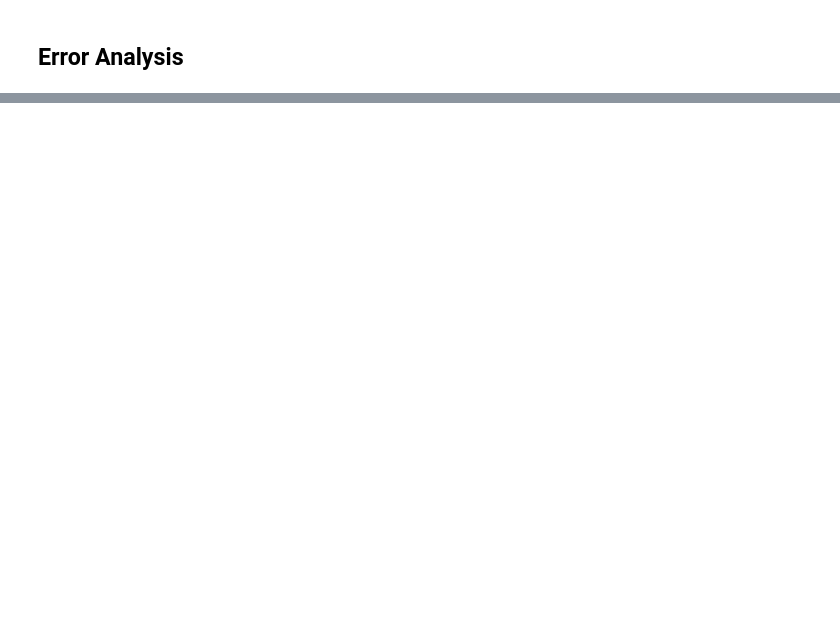
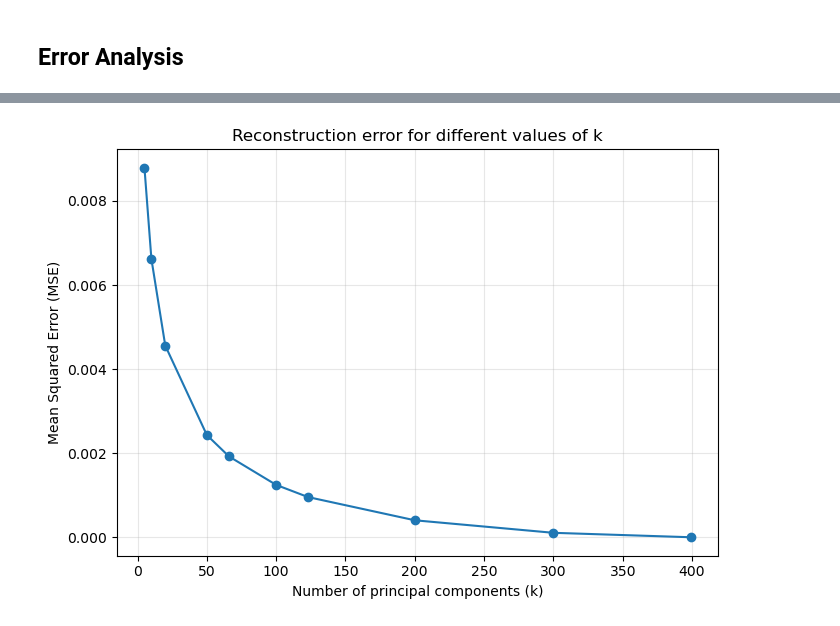
Before and after one commit to johannegg/IT3212, a Jupyter notebook: Assignment2/PCA.ipynb, the cells around one changed output, grey strips where cells are left out. Saved outputs shown, nothing was run; the diff lists cells and outputs as text; code cells hidden in the pictures; blank space fills up the shorter version.

```diff
--- a/Assignment2/PCA.ipynb
+++ b/Assignment2/PCA.ipynb
@@ -117,2 +225,24 @@ plt.show()
 # %% [markdown]
 ## Error Analysis
+# %%
+k_values = [5, 10, 20, 50, 66, 100, 123, 200, 300, 399]
+
+mse_values = []
+
+for k in k_values:
+    # Select the first k principal components
+    components = eigenvectors[:, :k]
+
+    # Project the images
+    X_projected_k = X_centered @ components
+
+    # Reconstruct the images
+    X_reconstructed_k = (
+        X_projected_k @ components.T + mean_image
+    )
+
+    # Calculate MSE across all images and pixels
+    mse = np.mean((X - X_reconstructed_k) ** 2)
+    mse_values.append(mse)
+
+    print(f"k = {k:3d}: MSE = {mse:.6f}")
@@ -118,0 +260,15 @@ plt.show()
+# %%
+# Plot reconstruction error for different values of k
+plt.figure(figsize=(7, 5))
+
+plt.plot(k_values, mse_values, marker="o")
+
+plt.xlabel("Number of principal components (k)")
+plt.ylabel("Mean Squared Error (MSE)")
+plt.title("Reconstruction error for different values of k")
+
+plt.grid(alpha=0.3)
+plt.tight_layout()
+plt.show()
+# %% [output]
+[figure, added]
```
Also changed, not shown: parts of 7 cells of this notebook.
